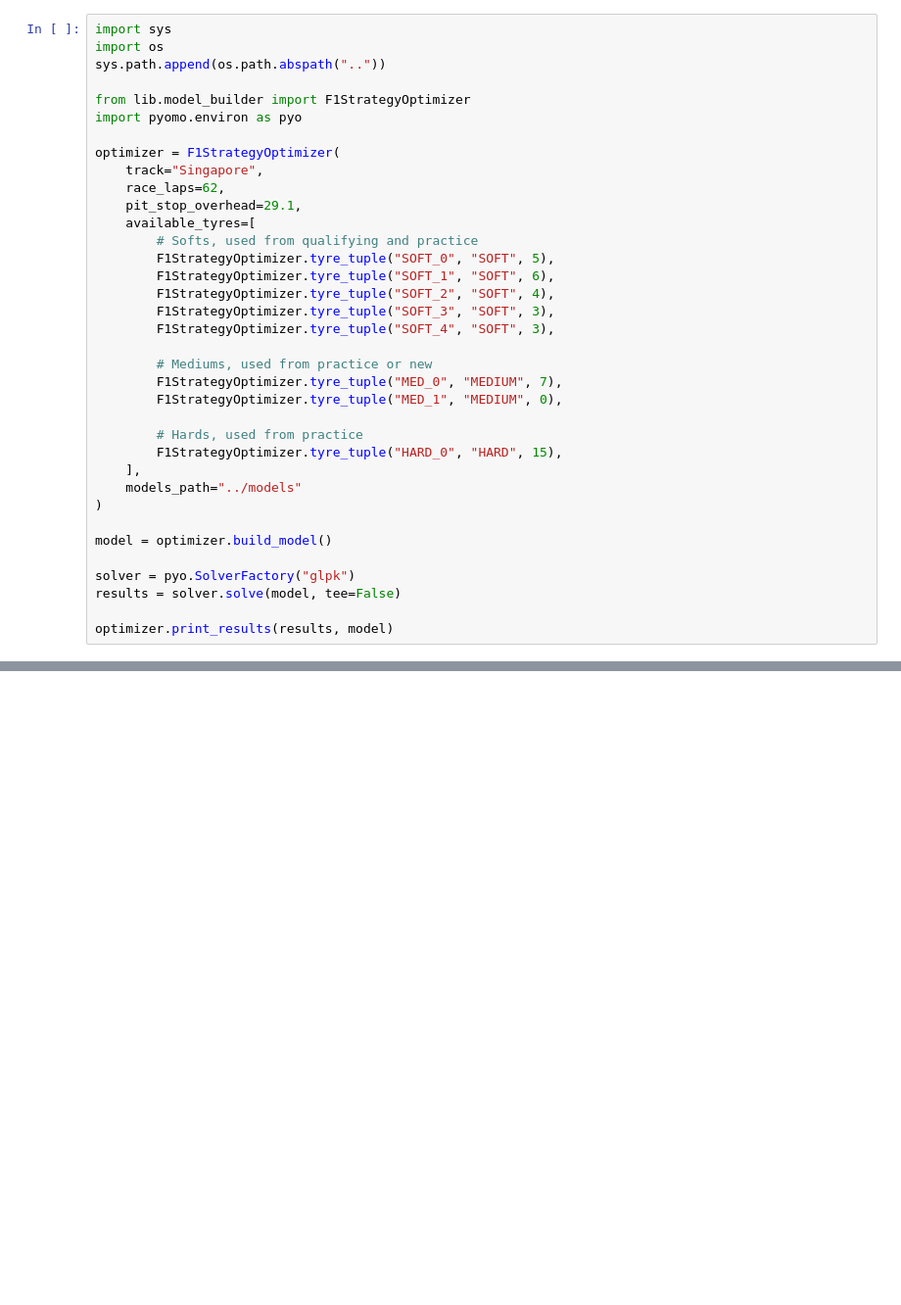
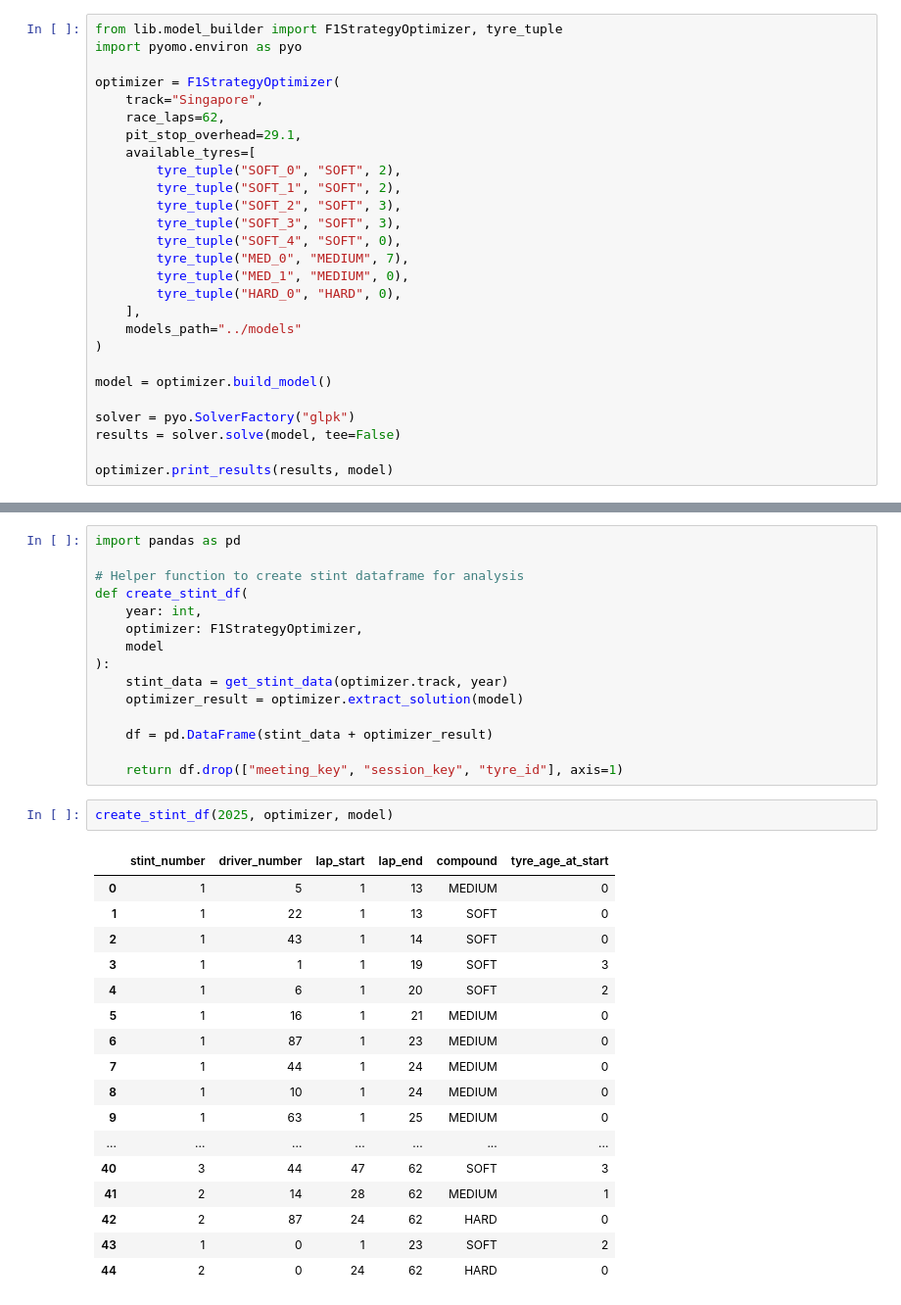
Before and after one commit to SonicRay241/F1-Tyre-Strategy-Optimizer, a Jupyter notebook: notebooks/analysis.ipynb, the cells around one changed output, grey strips where cells are left out. Shown at 98% size. Saved outputs shown, nothing was run; the diff lists cells and outputs as text; blank space fills up the shorter version.

Commit message:
Analysis

```diff
--- a/notebooks/analysis.ipynb
+++ b/notebooks/analysis.ipynb
@@ -1,9 +56,5 @@
 # %%
-import sys
-import os
-sys.path.append(os.path.abspath(".."))
-
-from lib.model_builder import F1StrategyOptimizer
+from lib.model_builder import F1StrategyOptimizer, tyre_tuple
 import pyomo.environ as pyo
 
 optimizer = F1StrategyOptimizer(
@@ -11,19 +62,14 @@ optimizer = F1StrategyOptimizer(
     race_laps=62,
     pit_stop_overhead=29.1,
     available_tyres=[
-        # Softs, used from qualifying and practice
-        F1StrategyOptimizer.tyre_tuple("SOFT_0", "SOFT", 5),
-        F1StrategyOptimizer.tyre_tuple("SOFT_1", "SOFT", 6),
-        F1StrategyOptimizer.tyre_tuple("SOFT_2", "SOFT", 4),
-        F1StrategyOptimizer.tyre_tuple("SOFT_3", "SOFT", 3),
-        F1StrategyOptimizer.tyre_tuple("SOFT_4", "SOFT", 3),
-
-        # Mediums, used from practice or new
-        F1StrategyOptimizer.tyre_tuple("MED_0", "MEDIUM", 7),
-        F1StrategyOptimizer.tyre_tuple("MED_1", "MEDIUM", 0),
-
-        # Hards, used from practice
-        F1StrategyOptimizer.tyre_tuple("HARD_0", "HARD", 15),
+        tyre_tuple("SOFT_0", "SOFT", 2),
+        tyre_tuple("SOFT_1", "SOFT", 2),
+        tyre_tuple("SOFT_2", "SOFT", 3),
+        tyre_tuple("SOFT_3", "SOFT", 3),
+        tyre_tuple("SOFT_4", "SOFT", 0),
+        tyre_tuple("MED_0", "MEDIUM", 7),
+        tyre_tuple("MED_1", "MEDIUM", 0),
+        tyre_tuple("HARD_0", "HARD", 0),
     ],
     models_path="../models"
 )
@@ -54,0 +105,35 @@ Available Tyres:
+# %%
+import pandas as pd
+
+# Helper function to create stint dataframe for analysis
+def create_stint_df(
+    year: int,
+    optimizer: F1StrategyOptimizer,
+    model
+):
+    stint_data = get_stint_data(optimizer.track, year)
+    optimizer_result = optimizer.extract_solution(model)
+
+    df = pd.DataFrame(stint_data + optimizer_result)
+
+    return df.drop(["meeting_key", "session_key", "tyre_id"], axis=1)
+# %%
+create_stint_df(2025, optimizer, model)
+# %% [output]
+|  | stint_number | driver_number | lap_start | lap_end | compound | tyre_age_at_start |
+| 0 | 1 | 5 | 1 | 13 | MEDIUM | 0 |
+| 1 | 1 | 22 | 1 | 13 | SOFT | 0 |
+| 2 | 1 | 43 | 1 | 14 | SOFT | 0 |
+| 3 | 1 | 1 | 1 | 19 | SOFT | 3 |
+| 4 | 1 | 6 | 1 | 20 | SOFT | 2 |
+| 5 | 1 | 16 | 1 | 21 | MEDIUM | 0 |
+| 6 | 1 | 87 | 1 | 23 | MEDIUM | 0 |
+| 7 | 1 | 44 | 1 | 24 | MEDIUM | 0 |
+| 8 | 1 | 10 | 1 | 24 | MEDIUM | 0 |
+| 9 | 1 | 63 | 1 | 25 | MEDIUM | 0 |
+| ... | ... | ... | ... | ... | ... | ... |
+| 40 | 3 | 44 | 47 | 62 | SOFT | 3 |
+| 41 | 2 | 14 | 28 | 62 | MEDIUM | 1 |
+| 42 | 2 | 87 | 24 | 62 | HARD | 0 |
+| 43 | 1 | 0 | 1 | 23 | SOFT | 2 |
+| 44 | 2 | 0 | 24 | 62 | HARD | 0 |
```
Also changed, not shown: parts of 11 cells of this notebook, 2 other files.
